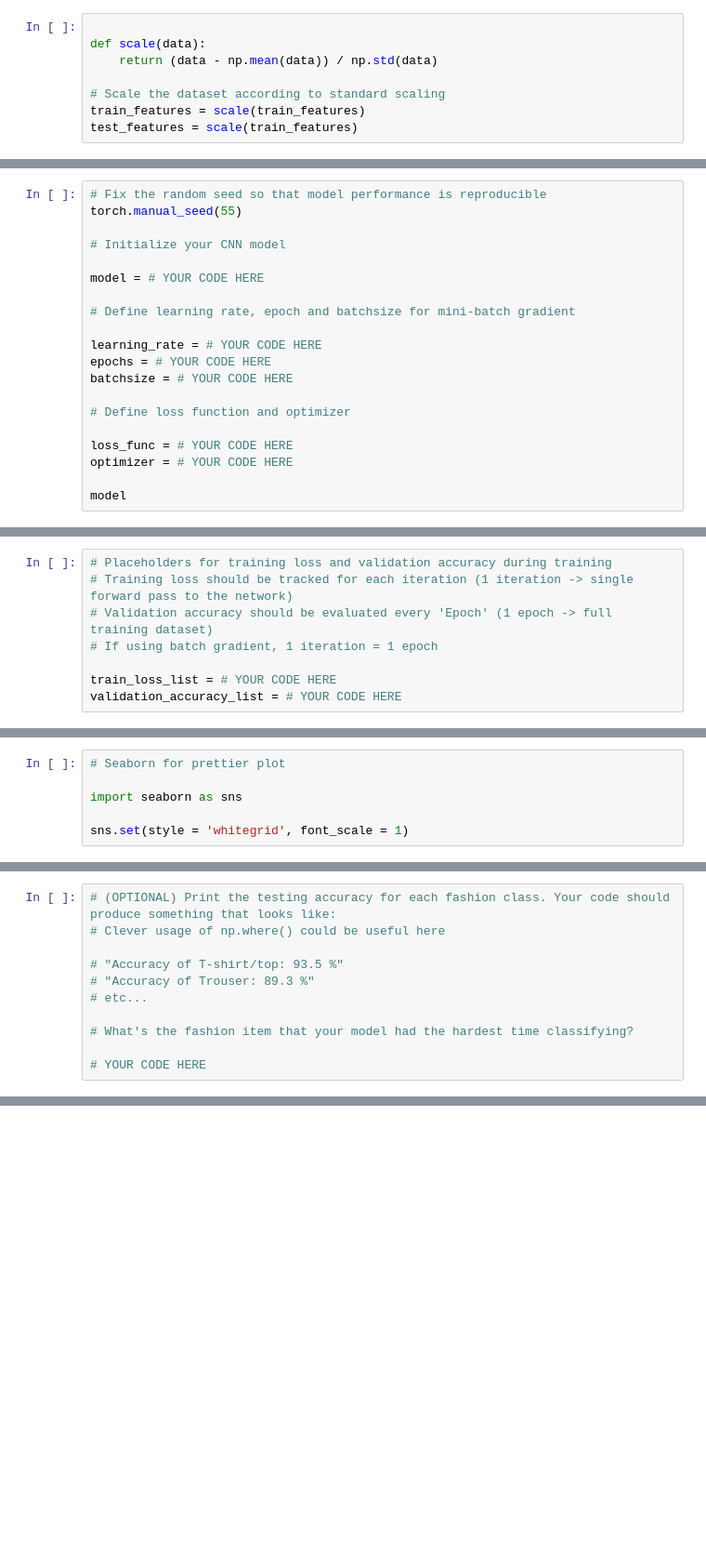
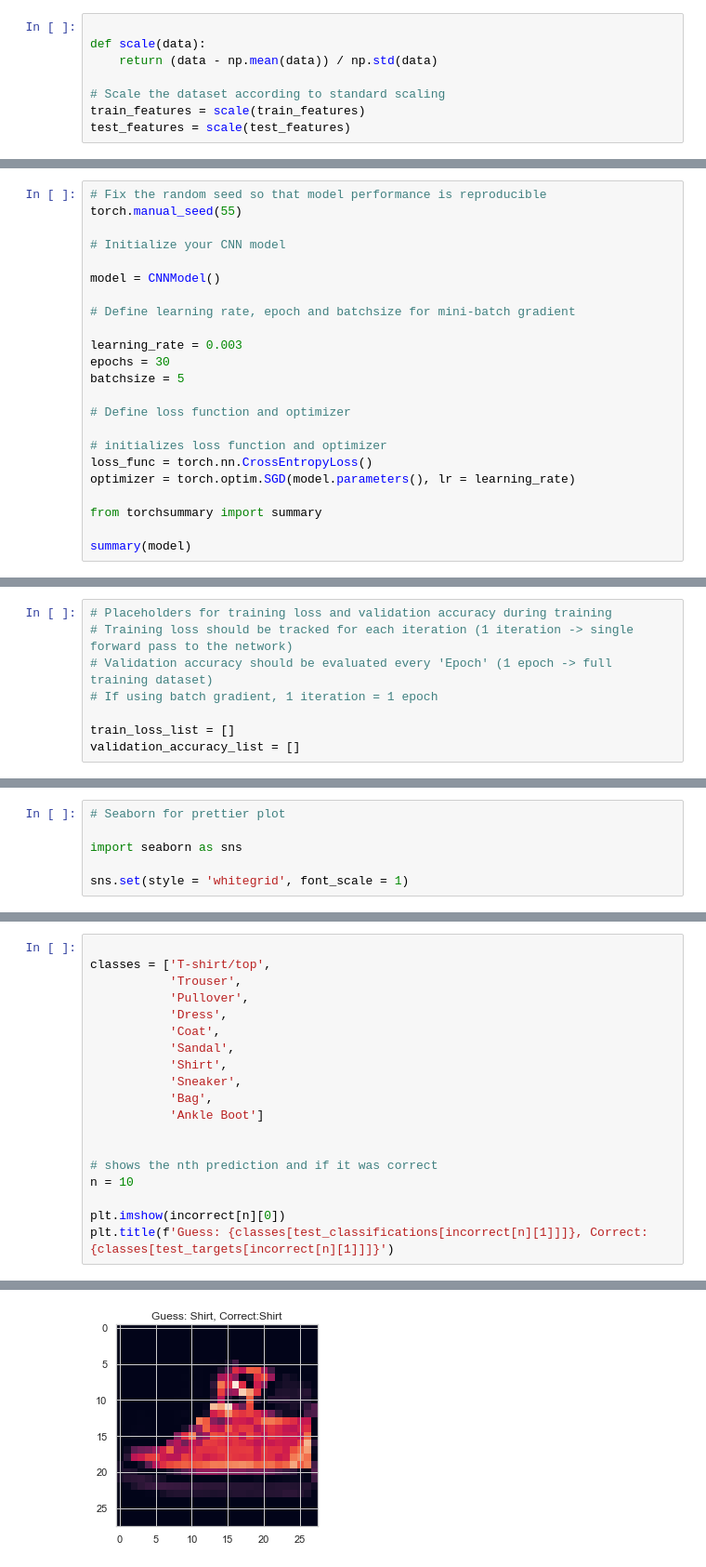
Before and after one commit to spenmadr/PHYS-417, a Jupyter notebook: Lab4/Lab4_Template.ipynb, the cells around one changed output, grey strips where cells are left out. Shown at 93% size. Drawn from its saved outputs; the diff is of its cells as text; blank space fills up the shorter version.

```diff
--- a/Lab4/Lab4_Template/Lab4_Template.ipynb
+++ b/Lab4/Lab4_Template.ipynb
@@ -67,7 +69,7 @@ def scale(data):
 
 # Scale the dataset according to standard scaling
 train_features = scale(train_features)
-test_features = scale(train_features)
+test_features = scale(test_features)
 # %%
 # Take the first 1000 (or randomly select 1000) training features and targets as validation set
 
@@ -112,17 +140,20 @@ torch.manual_seed(55)
 
 # Initialize your CNN model
 
-model = # YOUR CODE HERE
+model = CNNModel()
 
 # Define learning rate, epoch and batchsize for mini-batch gradient
 
-learning_rate = # YOUR CODE HERE
-epochs = # YOUR CODE HERE
-batchsize = # YOUR CODE HERE
+learning_rate = 0.003
+epochs = 30
+batchsize = 5
 
 # Define loss function and optimizer
 
-loss_func = # YOUR CODE HERE
-optimizer = # YOUR CODE HERE
+# initializes loss function and optimizer
+loss_func = torch.nn.CrossEntropyLoss()
+optimizer = torch.optim.SGD(model.parameters(), lr = learning_rate)
 
-model
+from torchsummary import summary
+
+summary(model)
@@ -134,8 +196,8 @@ model
 # Validation accuracy should be evaluated every 'Epoch' (1 epoch -> full training dataset)
 # If using batch gradient, 1 iteration = 1 epoch
 
-train_loss_list = # YOUR CODE HERE
-validation_accuracy_list = # YOUR CODE HERE
+train_loss_list = []
+validation_accuracy_list = []
 # %% [markdown]
 ## Train Model
 # %%
@@ -185,11 +315,20 @@ sns.despine()
 # %%
-# (OPTIONAL) Print the testing accuracy for each fashion class. Your code should produce something that looks like:
-# Clever usage of np.where() could be useful here
 
-# "Accuracy of T-shirt/top: 93.5 %"
-# "Accuracy of Trouser: 89.3 %"
-# etc...
+classes = ['T-shirt/top',
+           'Trouser',
+           'Pullover',
+           'Dress',
+           'Coat',
+           'Sandal',
+           'Shirt',
+           'Sneaker',
+           'Bag',
+           'Ankle Boot']
 
-# What's the fashion item that your model had the hardest time classifying?
 
-# YOUR CODE HERE
+# shows the nth prediction and if it was correct
+n = 10
+
+plt.imshow(incorrect[n][0])
+plt.title(f'Guess: {classes[test_classifications[incorrect[n][1]]]}, Correct:{classes[test_targets[incorrect[n][1]]]}')
+# %% [output]
@@ -195,0 +336 @@ sns.despine()
+[figure, added]
```
Also changed, not shown: parts of 10 cells of this notebook, 11 other files.
